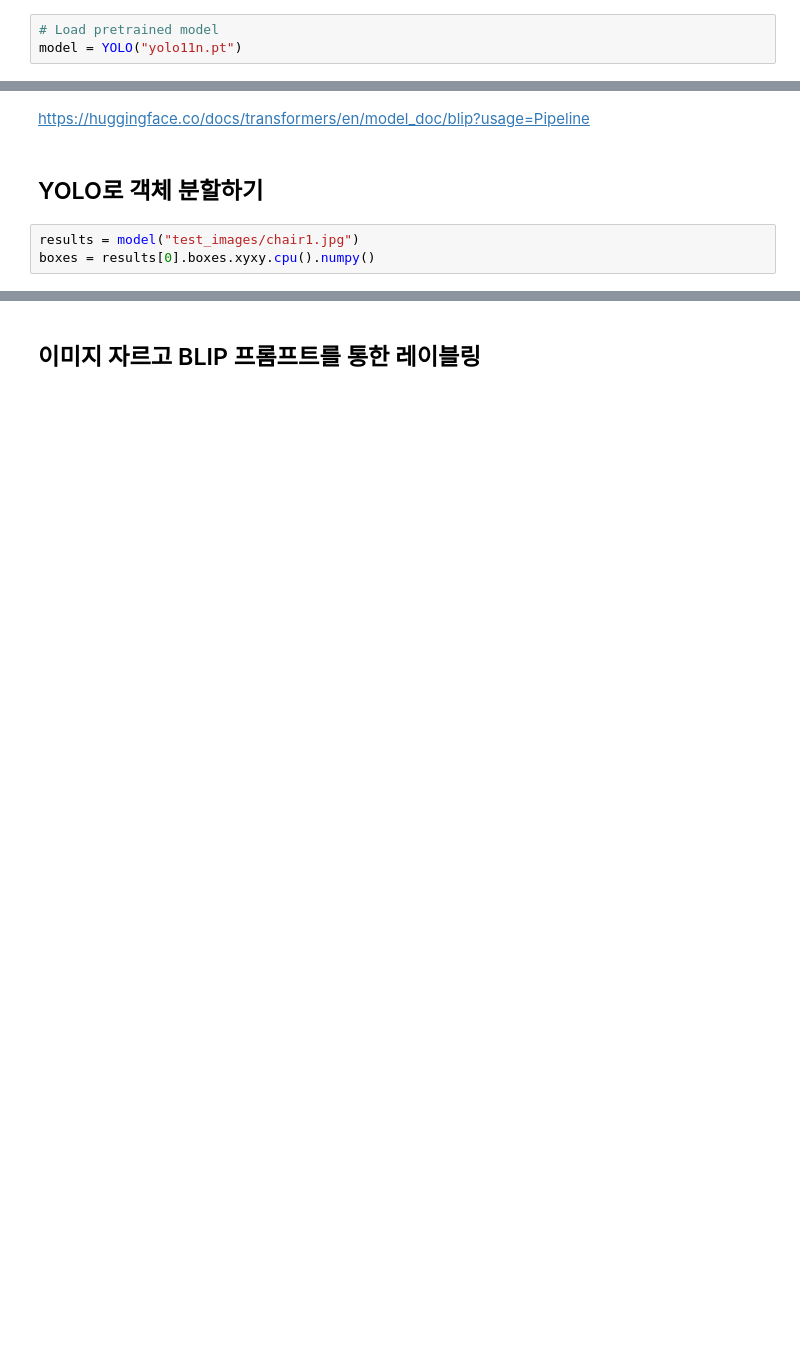
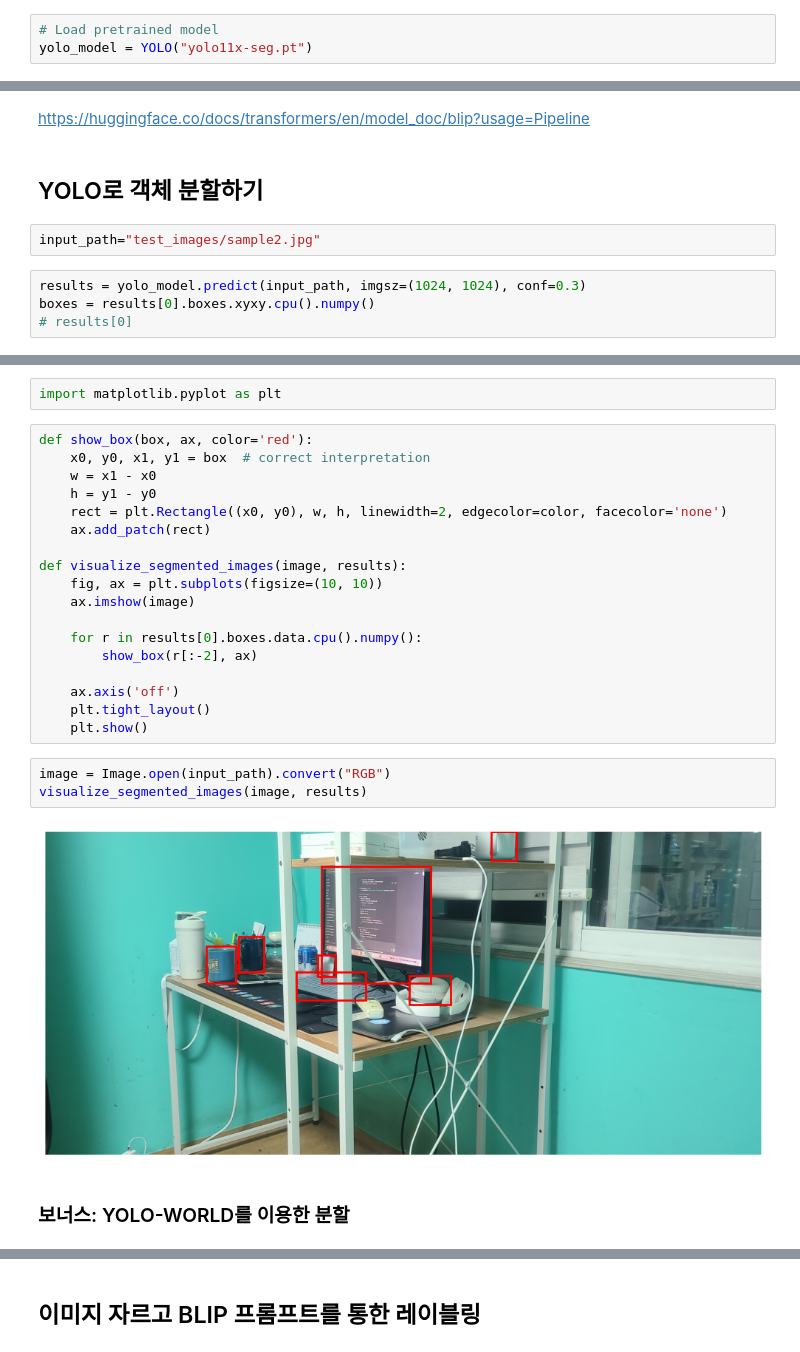
Before and after one commit to 2025-team-k-techeer/imgdsm_techeer_team_K, a Jupyter notebook: blip_crop_add.ipynb, the cells around one changed output, grey strips where cells are left out. Cells and saved outputs as stored; diff of their text form; blank space fills up the shorter version.

```diff
--- a/blip_crop_add.ipynb
+++ b/blip_crop_add.ipynb
@@ -37,3 +12,3 @@ dtype = torch.float32          # avoid float16
 # %%
 # Load pretrained model
-model = YOLO("yolo11n.pt")
+yolo_model = YOLO("yolo11x-seg.pt")
@@ -43,7 +16,10 @@ Downloading https://github.com/ultralytics/assets/releases/download/v8.3.0/yolo1
 https://huggingface.co/docs/transformers/en/model_doc/blip?usage=Pipeline
 # %% [markdown]
 ## YOLO로 객체 분할하기
+# %%
+input_path="test_images/sample2.jpg"
 # %%
-results = model("test_images/chair1.jpg")
+results = yolo_model.predict(input_path, imgsz=(1024, 1024), conf=0.3)
 boxes = results[0].boxes.xyxy.cpu().numpy()
+# results[0]
 # %% [output]
@@ -57,0 +44,27 @@ array([[     104.88,      1205.4,      770.81,      2112.8],
+# %%
+import matplotlib.pyplot as plt
+# %%
+def show_box(box, ax, color='red'):
+    x0, y0, x1, y1 = box  # correct interpretation
+    w = x1 - x0
+    h = y1 - y0
+    rect = plt.Rectangle((x0, y0), w, h, linewidth=2, edgecolor=color, facecolor='none')
+    ax.add_patch(rect)
+
+def visualize_segmented_images(image, results):
+    fig, ax = plt.subplots(figsize=(10, 10))
+    ax.imshow(image)
+
+    for r in results[0].boxes.data.cpu().numpy():
+        show_box(r[:-2], ax)
+
+    ax.axis('off')
+    plt.tight_layout()
+    plt.show()
+# %%
+image = Image.open(input_path).convert("RGB")
+visualize_segmented_images(image, results)
+# %% [output]
+[figure, added]
+# %% [markdown]
+### 보너스: YOLO-WORLD를 이용한 분할
```
Also changed, not shown: parts of 18 cells of this notebook, 2 other files.
